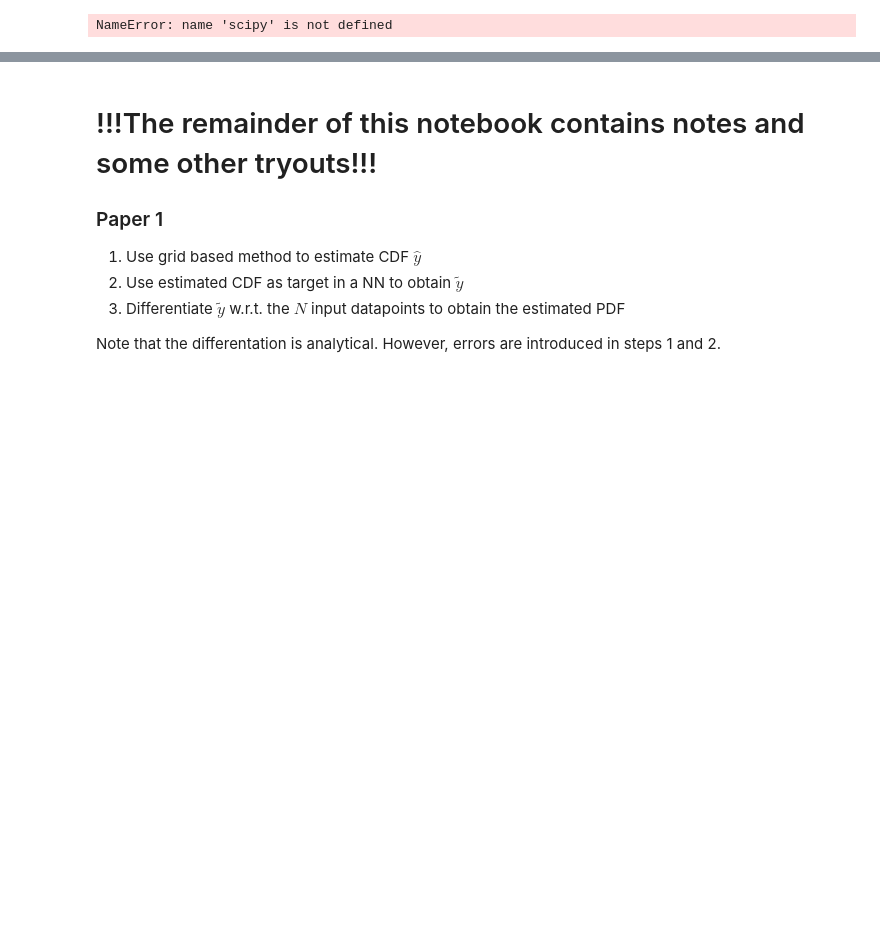
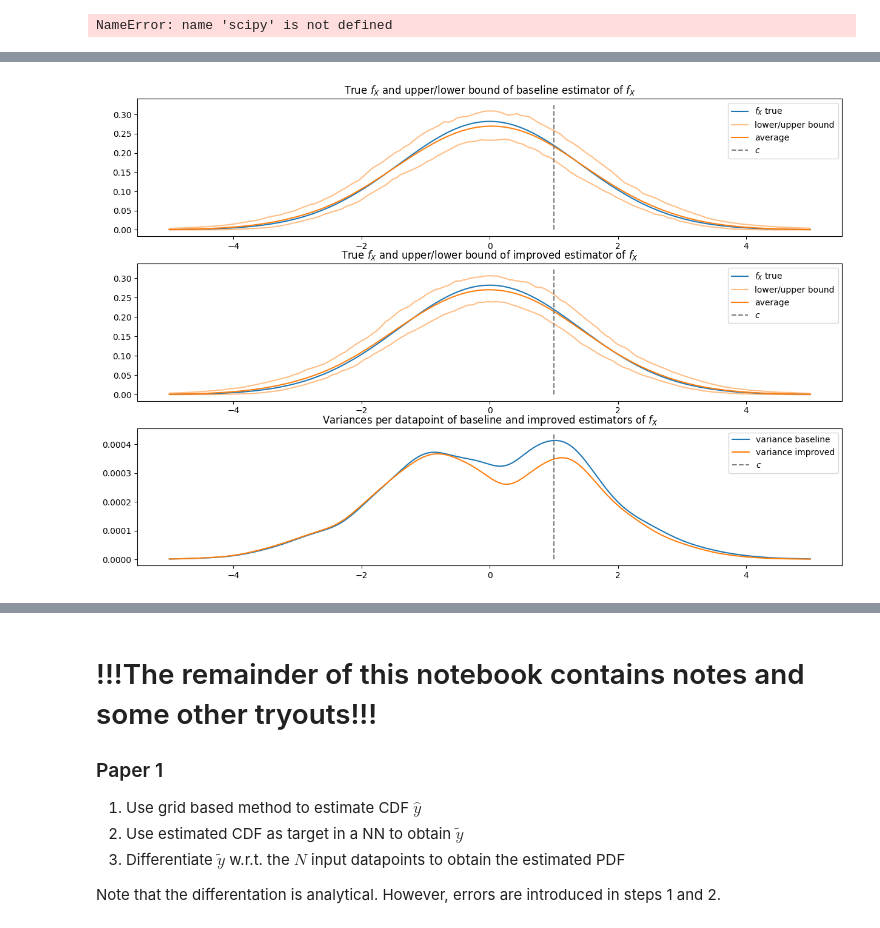
Before and after one commit to TijnBerns/safety-assessment-av, a Jupyter notebook: naive_methods.ipynb, the cells around one changed output, grey strips where cells are left out. Drawn from its saved outputs; the diff is of its cells as text; code cells hidden in the pictures; blank space fills up the shorter version.

```diff
--- a/naive_methods.ipynb
+++ b/naive_methods.ipynb
@@ -153,0 +285,42 @@ NameError: name 'scipy' is not defined
+# %%
+
+
+f_x_baseline_T = np.array(np.squeeze(f_x_baseline)).T
+f_x_baseline_T.sort(axis=1)
+f_x_improved_T = np.array(f_x_improved).T
+f_x_improved_T.sort(axis=1)
+
+
+
+lower_bound = int(0.025 * len(f_x_baseline_T[0]))
+upper_bound = int(0.975 * len(f_x_baseline_T[0]))
+
+x = np.linspace(-5, 5, 1000)
+f_x = scipy.stats.norm.pdf(x, mu_X, np.sqrt(sigma_X_sq))
+baseline_var = np.var(f_x_baseline_T, axis=1)
+improved_var = np.var(f_x_improved_T, axis=1)
+
+
+fig, axs = plt.subplots(3, 1, figsize=(15,10))
+axs[0].plot(x, f_x, label='$f_X$ true')
+axs[0].plot(x, f_x_baseline_T[:,lower_bound], label='lower/upper bound', alpha=0.5, color='tab:orange')
+axs[0].plot(x, f_x_baseline_T[:,upper_bound], alpha=0.5, color='tab:orange')
+axs[0].plot(x, np.average(f_x_baseline_T, axis=1), label='average')
+axs[0].set_title('True $f_X$ and upper/lower bound of baseline estimator of $f_X$')
+
+axs[1].plot(x, f_x, label='$f_X$ true')
+axs[1].plot(x, f_x_improved_T[:,lower_bound], label='lower/upper bound', alpha=0.5, color='tab:orange')
+axs[1].plot(x, f_x_improved_T[:,upper_bound], alpha=0.5, color='tab:orange')
+axs[1].plot(x, np.average(f_x_improved_T, axis=1), label='average')
+axs[1].set_title('True $f_X$ and upper/lower bound of improved estimator of $f_X$')
+
+axs[2].plot(x, baseline_var, label='variance baseline')
+axs[2].plot(x, improved_var, label='variance improved')
+axs[2].set_title('Variances per datapoint of baseline and improved estimators of $f_X$')
+
+for ax in axs:
+    _, top = ax.get_ylim()
+    ax.vlines(c, 0, top, linestyles=['dashed'], colors=['gray'], label='$c$')
+    ax.legend()
+# %% [output]
+[figure, added]
```
Also changed, not shown: parts of 14 cells of this notebook, 10 other files.
